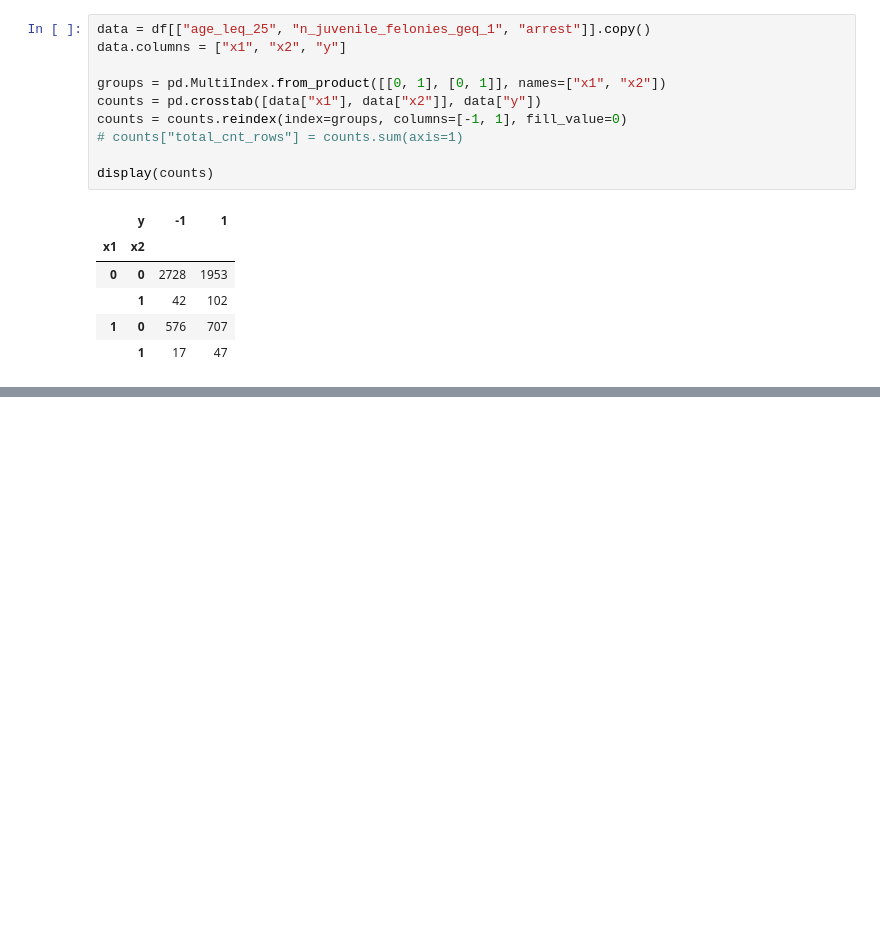
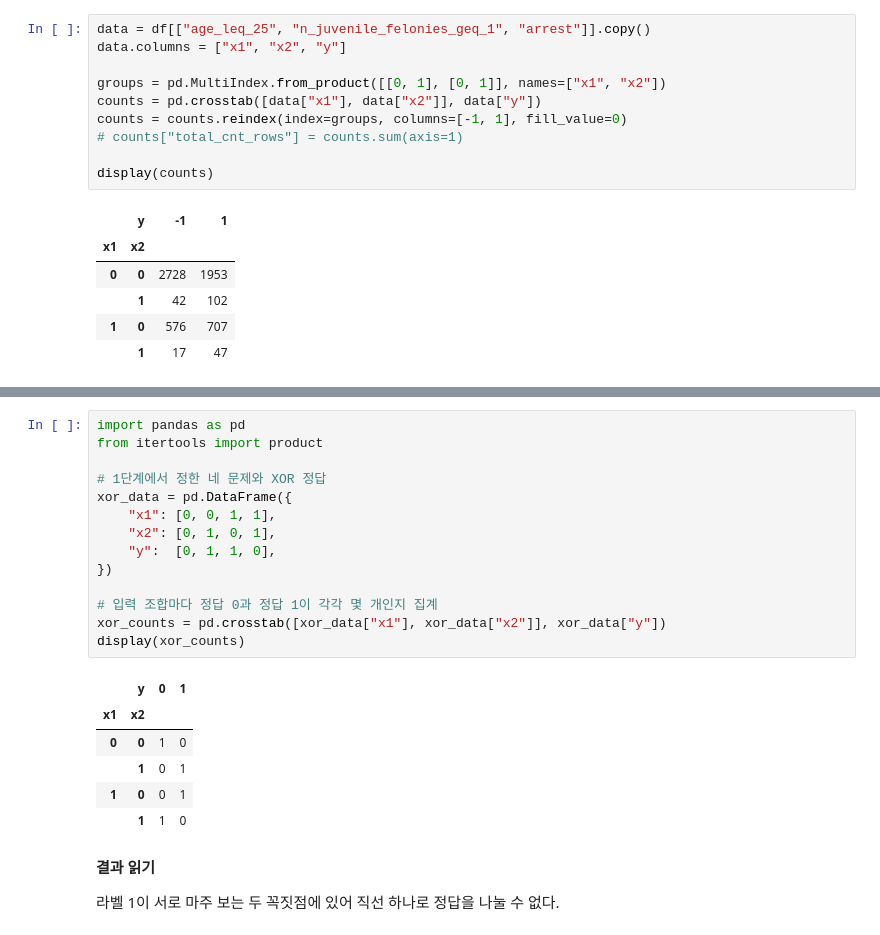
Before and after one commit to INA-95/predictive_multiplicity, a Jupyter notebook: notebook/inspect_data.ipynb, the cells around one changed output, grey strips where cells are left out. Saved outputs shown, nothing was run; the diff lists cells and outputs as text; blank space fills up the shorter version.

```diff
--- a/notebook/inspect_data.ipynb
+++ b/notebook/inspect_data.ipynb
@@ -63,0 +96,25 @@ display(counts)
+# %%
+import pandas as pd
+from itertools import product
+
+# 1단계에서 정한 네 문제와 XOR 정답
+xor_data = pd.DataFrame({
+    "x1": [0, 0, 1, 1],
+    "x2": [0, 1, 0, 1],
+    "y":  [0, 1, 1, 0],
+})
+
+# 입력 조합마다 정답 0과 정답 1이 각각 몇 개인지 집계
+xor_counts = pd.crosstab([xor_data["x1"], xor_data["x2"]], xor_data["y"])
+display(xor_counts)
+# %% [output]
+|  | y | 0 | 1 |
+| x1 | x2 |  |  |
+| 0 | 0 | 1 | 0 |
+|  | 1 | 0 | 1 |
+| 1 | 0 | 0 | 1 |
+|  | 1 | 1 | 0 |
+# %% [markdown]
+**결과 읽기**
+
+라벨 1이 서로 마주 보는 두 꼭짓점에 있어 직선 하나로 정답을 나눌 수 없다.
```
Also changed, not shown: parts of 41 cells of this notebook, 8 other files.
